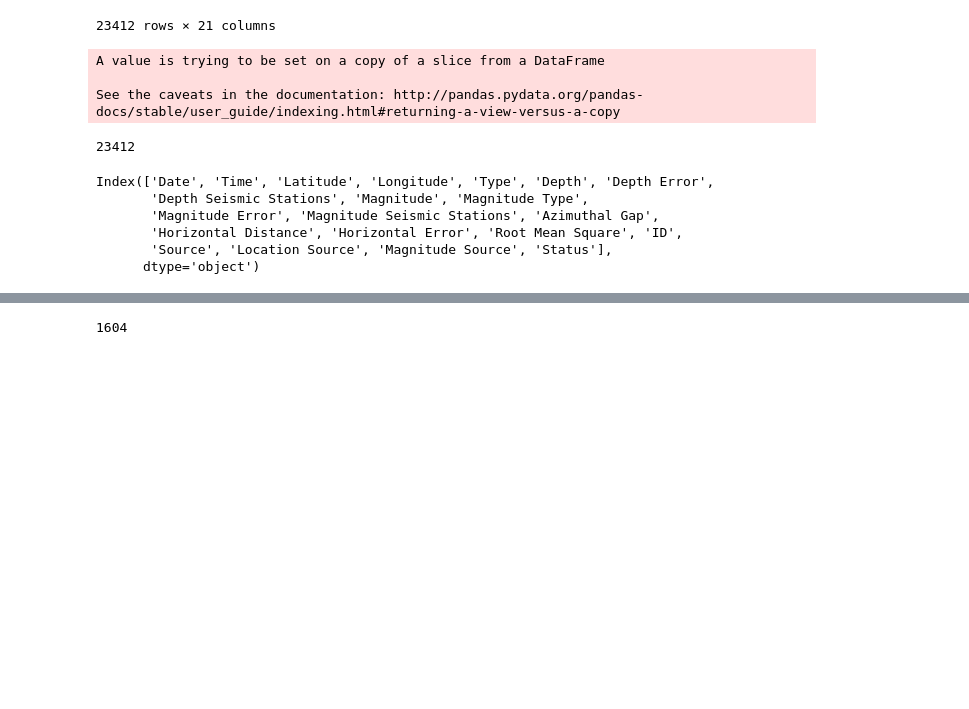
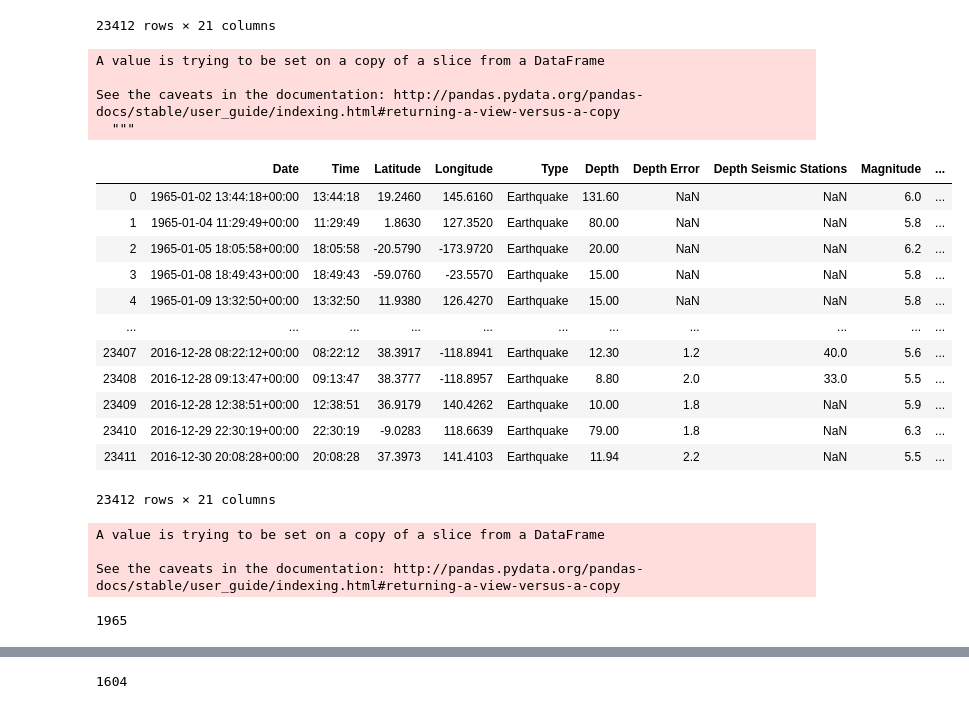
Before and after one commit to com-480-data-visualization/com-480-project-big-yoshi-club, a Jupyter notebook: data/Earthquakes.ipynb, the cells around one changed output, grey strips where cells are left out. Drawn from its saved outputs; the diff is of its cells as text; code cells hidden in the pictures; blank space fills up the shorter version.

```diff
--- a/data/Earthquakes.ipynb
+++ b/data/Earthquakes.ipynb
@@ -22,7 +22,7 @@ data
 23412 rows × 21 columns
 # %%
 for i in range(len(data["Time"])):
-    data['Date'][i] = data['Date'][i][-4:]
+
     if len(data["Time"][i]) != 8:
 
         data["Time"][i] = data["Time"][i][11:19]
@@ -30,20 +30,37 @@ for i in range(len(data["Time"])):
 A value is trying to be set on a copy of a slice from a DataFrame
 
 See the caveats in the documentation: http://pandas.pydata.org/pandas-docs/stable/user_guide/indexing.html#returning-a-view-versus-a-copy
+  """
+# %%
+data["Date"] = pd.to_datetime(data['Date'] + ' ' + data['Time'], utc=True)
+
+data
+# %% [output]
+|  | Date | Time | Latitude | Longitude | Type | Depth | Depth Error | Depth Seismic Stations | Magnitude | ... |
+| 0 | 1965-01-02 13:44:18+00:00 | 13:44:18 | 19.2460 | 145.6160 | Earthquake | 131.60 | NaN | NaN | 6.0 | ... |
+| 1 | 1965-01-04 11:29:49+00:00 | 11:29:49 | 1.8630 | 127.3520 | Earthquake | 80.00 | NaN | NaN | 5.8 | ... |
+| 2 | 1965-01-05 18:05:58+00:00 | 18:05:58 | -20.5790 | -173.9720 | Earthquake | 20.00 | NaN | NaN | 6.2 | ... |
+| 3 | 1965-01-08 18:49:43+00:00 | 18:49:43 | -59.0760 | -23.5570 | Earthquake | 15.00 | NaN | NaN | 5.8 | ... |
+| 4 | 1965-01-09 13:32:50+00:00 | 13:32:50 | 11.9380 | 126.4270 | Earthquake | 15.00 | NaN | NaN | 5.8 | ... |
+| ... | ... | ... | ... | ... | ... | ... | ... | ... | ... | ... |
+| 23407 | 2016-12-28 08:22:12+00:00 | 08:22:12 | 38.3917 | -118.8941 | Earthquake | 12.30 | 1.2 | 40.0 | 5.6 | ... |
+| 23408 | 2016-12-28 09:13:47+00:00 | 09:13:47 | 38.3777 | -118.8957 | Earthquake | 8.80 | 2.0 | 33.0 | 5.5 | ... |
+| 23409 | 2016-12-28 12:38:51+00:00 | 12:38:51 | 36.9179 | 140.4262 | Earthquake | 10.00 | 1.8 | NaN | 5.9 | ... |
+| 23410 | 2016-12-29 22:30:19+00:00 | 22:30:19 | -9.0283 | 118.6639 | Earthquake | 79.00 | 1.8 | NaN | 6.3 | ... |
+| 23411 | 2016-12-30 20:08:28+00:00 | 20:08:28 | 37.3973 | 141.4103 | Earthquake | 11.94 | 2.2 | NaN | 5.5 | ... |
+23412 rows × 21 columns
+# %%
+for i in range(len(data["Date"])):
+    data['Date'][i] = data['Date'][i].year
+# %% [output]
+A value is trying to be set on a copy of a slice from a DataFrame
+
+See the caveats in the documentation: http://pandas.pydata.org/pandas-docs/stable/user_guide/indexing.html#returning-a-view-versus-a-copy
 # %%
 export = data[['Date', 'Time', 'Latitude', 'Longitude', 'Type', 'Depth', 'Magnitude']]
 
 export.to_csv('earthquakes_clean.csv', index = False)
-# %%
-len([d for d in data['Depth'] if not math.isnan(d)])
-# %% [output]
-23412
-# %%
-data.columns
-# %% [output]
-Index(['Date', 'Time', 'Latitude', 'Longitude', 'Type', 'Depth', 'Depth Error',
-       'Depth Seismic Stations', 'Magnitude', 'Magnitude Type',
-       'Magnitude Error', 'Magnitude Seismic Stations', 'Azimuthal Gap',
-       'Horizontal Distance', 'Horizontal Error', 'Root Mean Square', 'ID',
-       'Source', 'Location Source', 'Magnitude Source', 'Status'],
-      dtype='object')
+# %%
+data['Date'][0].year
+# %% [output]
+1965
```
Also changed, not shown: parts of 1 cell of this notebook, 3 other files.
